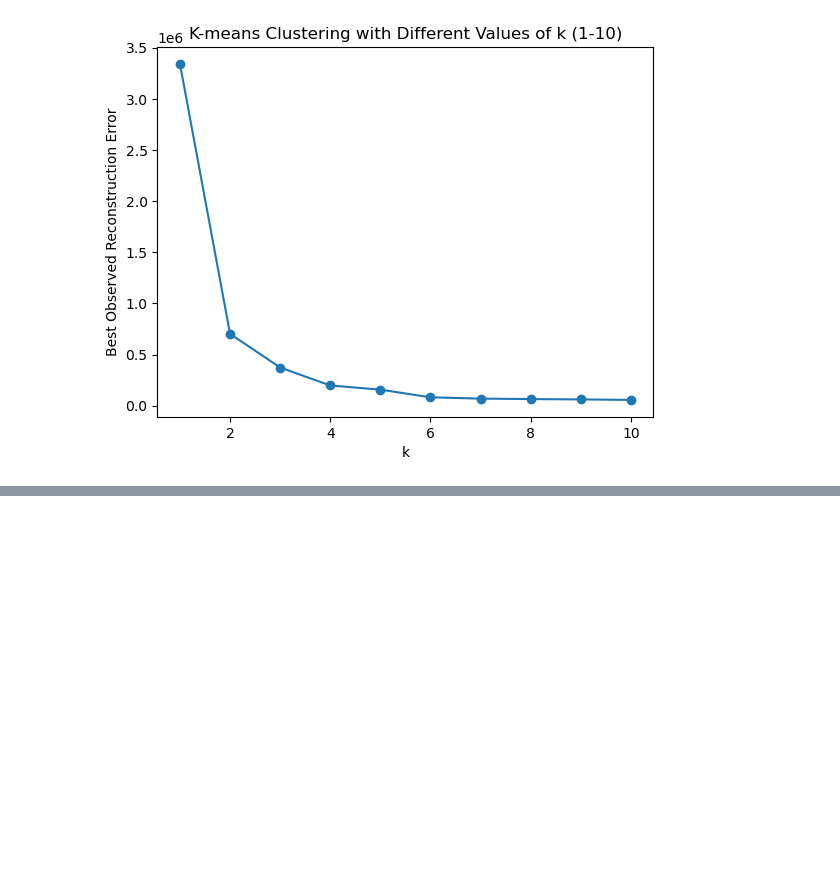
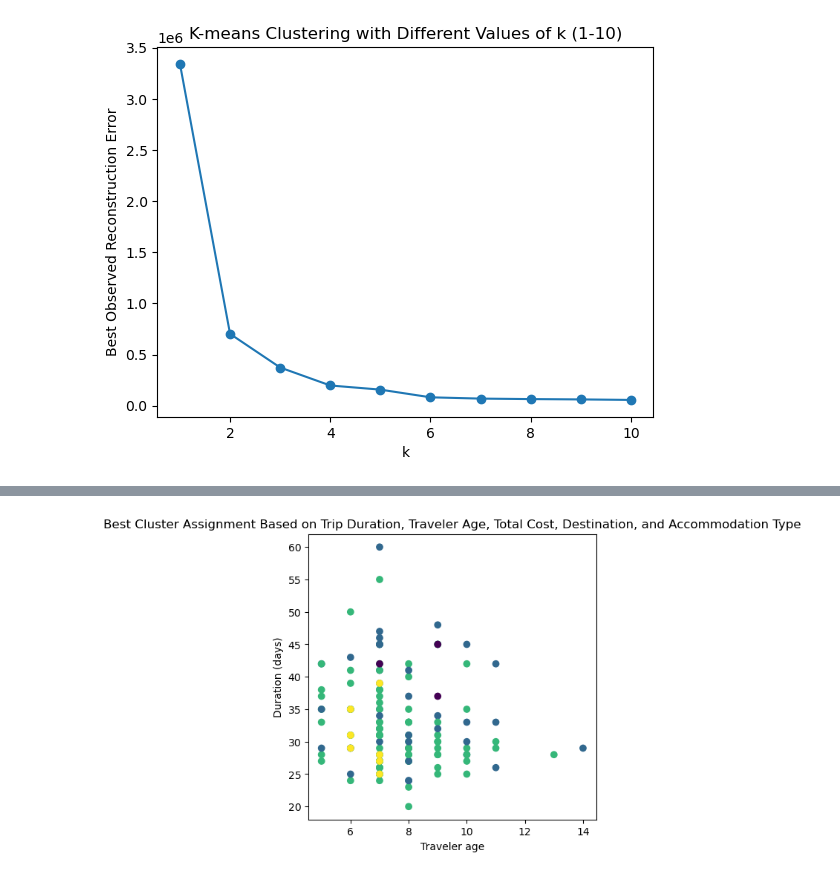
Before and after one commit to Shuchi18/CSCI4022_Final_Project, a Jupyter notebook: Notebook/Project.ipynb, the cells around one changed output, grey strips where cells are left out. Saved outputs shown, nothing was run; the diff lists cells and outputs as text; code cells hidden in the pictures; blank space fills up the shorter version.

```diff
--- a/Notebook/Project.ipynb
+++ b/Notebook/Project.ipynb
@@ -373,0 +619,9 @@ plt.show()
+# %%
+fig, ax = plt.subplots(1,1, figsize=(5,5))
+plt.scatter(dfp['Duration (days)'],dfp['Traveler age'],c=lowest_cluster_)
+plt.xlabel("Traveler age")
+plt.ylabel("Duration (days)")
+plt.title("Best Cluster Assignment Based on Trip Duration, Traveler Age, Total Cost, Destination, and Accommodation Type")
+plt.show()
+# %% [output]
+[figure, added]
```
Also changed, not shown: parts of 10 cells of this notebook.
